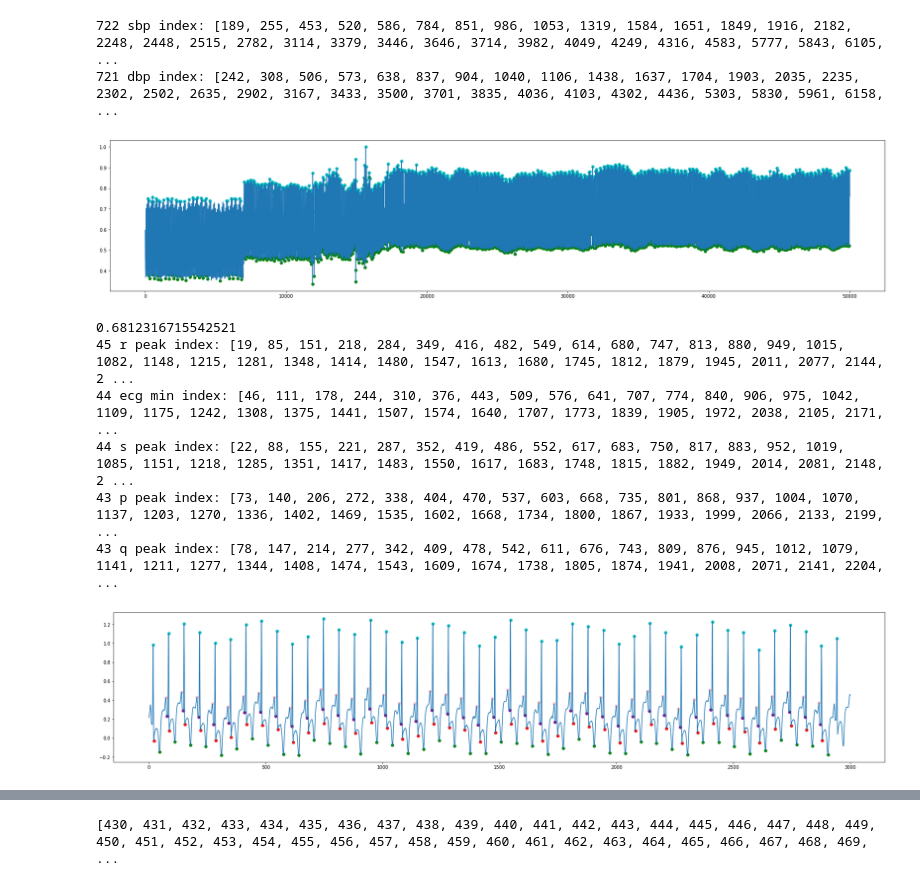
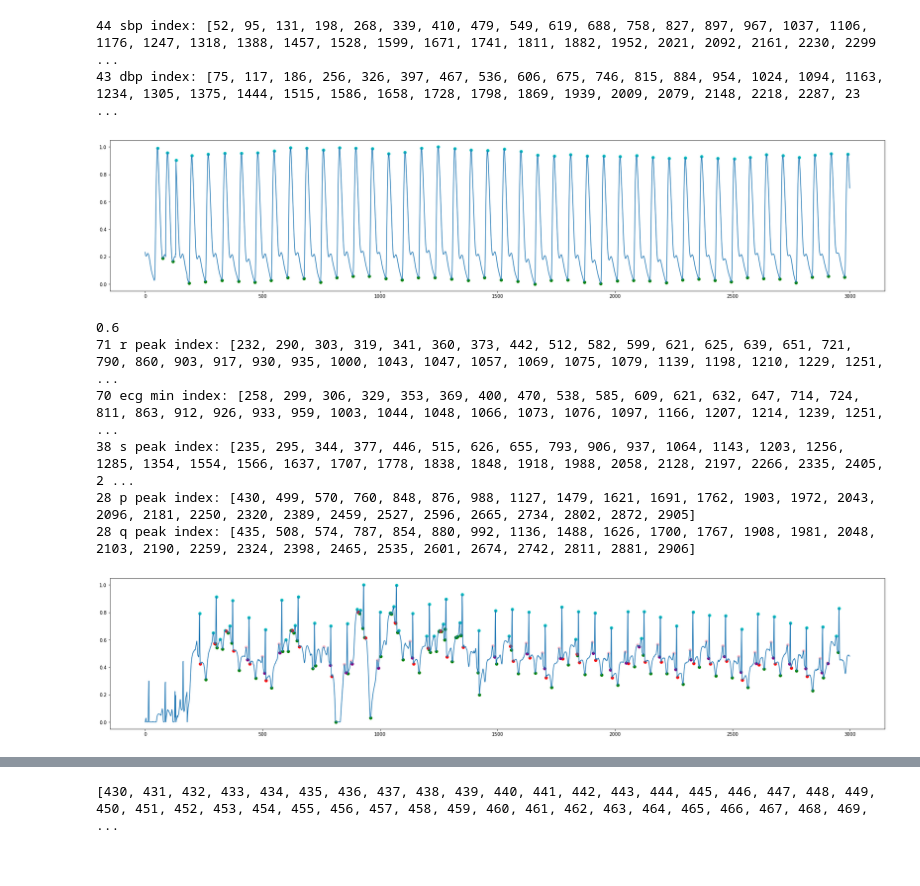
Before and after one commit to YanweiJIN/BP_Model, a Jupyter notebook: Jinyw_code/pytorch_model/30May_reextract_features.ipynb, the cells around one changed output, grey strips where cells are left out. Drawn from its saved outputs; the diff is of its cells as text; code cells hidden in the pictures.

```diff
--- a/Jinyw_code/pytorch_model/30May_reextract_features.ipynb
+++ b/Jinyw_code/pytorch_model/30May_reextract_features.ipynb
@@ -217,4 +15,0 @@ show_three(ppg_normalized, bp_standarded, ecg_normalized)
-# %%
-i = 0
-np.argmin(ppg_signal[ppg_max_index[i]:ppg_max_index[i+1]])
-ppg_max_index[i]
@@ -223,6 +16,8 @@ ppg_max_index[i]
 # %%
 #def get_ppg_points_index(ppg_signal):
-ppg_signal = patient_data[0]
+import numpy as np
+import matplotlib.pyplot as plt
+ppg_signal = ppg_normalized
 ppg_min_index = []
 ppg_max_index = []
 ppg_height= (0.5 * (np.max(ppg_signal) - np.min(ppg_signal))) + np.min(ppg_signal)
@@ -259,32 +54,0 @@ ValueError: max() arg is an empty sequence
-# %%
-#def get_ppg_points_index(ppg_signal):
-ppg_signal = patient_data[0]
-ppg_min_index = []
-ppg_max_index = []
-ppg_height= (0.5 * (np.max(ppg_signal) - np.min(ppg_signal))) + np.min(ppg_signal)
-for i in range(1, (len(ppg_signal)-1)):
-    if (ppg_signal[i] > ppg_signal[i-1]) and (ppg_signal[i] >= ppg_signal[i+1]) and (ppg_signal[i] > ppg_height) :
-        ppg_max_index.append(i)
-for i in range(len(ppg_max_index[:-1])):
-    ppg_min_index.append(ppg_max_index[i] + np.argmin(ppg_signal[ppg_max_index[i]:ppg_max_index[i+1]]))
-print(f'{len(ppg_max_index)} ppg max index: {ppg_max_index}, \n{len(ppg_min_index)} ppg min index: {ppg_min_index}')
-
-ppg_max_slopes_index = []
-for i in range(len(ppg_min_index)):
-    ppg_segement = ppg_signal[ppg_min_index[i]:ppg_max_index[i+1]]
-    ppg_slope_list = []
-    for point in range(len(ppg_segement)-1):
-        ppg_slope_list.append(ppg_segement[point+1]-ppg_segement[point])
-    #print(i)
-    #print(ppg_slope_list)
-    ppg_max_slope = max(ppg_slope_list)
-    ppg_max_slope_index_in_segement = ppg_slope_list.index(ppg_max_slope)
-    ppg_max_slope_index = ppg_min_index[i] + ppg_max_slope_index_in_segement
-    ppg_max_slopes_index.append(ppg_max_slope_index)
-print(f'{len(ppg_max_slopes_index)} ppg max slope: {ppg_max_slopes_index}')
-fig = plt.figure(figsize=(30,6))
-plt.scatter(ppg_max_slopes_index, ppg_signal[ppg_max_slopes_index], color='orange', marker='o')
-plt.scatter(ppg_max_index, ppg_signal[ppg_max_index], color='c', marker='o')
-plt.scatter(ppg_min_index, ppg_signal[ppg_min_index], color='green', marker='o')
-plt.plot(ppg_signal)
-plt.show()
@@ -296,29 +55,29 @@ plt.show()
 # %%
 #def get_bp_points_index(bp_signal):
-bp_signal = patient_data[1] / np.max(patient_data[1])
+bp_signal = bp_normalized
 sbp_height = np.min(bp_signal) + 0.6 * (np.max(bp_signal) - np.min(bp_signal))
 sbp_index = []
 for i in range(1, (len(bp_signal)-1)):
     if (bp_signal[i] > bp_signal[i-1]) and (bp_signal[i] >= bp_signal[i+1]) and (bp_signal[i] > sbp_height):
         sbp_index.append(i)
 
 dbp_index = []
 for index_one, index_two in zip(sbp_index[:-1], sbp_index[1:]):
     dbp_index.append(np.argmin(bp_signal[index_one:index_two]) + index_one)
 
 print(f'{len(sbp_index)} sbp index: {sbp_index}, \n{len(dbp_index)} dbp index: {dbp_index}')
 fig = plt.figure(figsize=(30,6))
 plt.scatter(sbp_index, bp_signal[sbp_index], color='c', marker='o')
 plt.scatter(dbp_index, bp_signal[dbp_index], color='green', marker='o')
 plt.plot(bp_signal)
 plt.show()
 # %% [output]
-722 sbp index: [189, 255, 453, 520, 586, 784, 851, 986, 1053, 1319, 1584, 1651, 1849, 1916, 2182, 2248, 2448, 2515, 2782, 3114, 3379, 3446, 3646, 3714, 3982, 4049, 4249, 4316, 4583, 5777, 5843, 6105,  ...
-721 dbp index: [242, 308, 506, 573, 638, 837, 904, 1040, 1106, 1438, 1637, 1704, 1903, 2035, 2235, 2302, 2502, 2635, 2902, 3167, 3433, 3500, 3701, 3835, 4036, 4103, 4302, 4436, 5303, 5830, 5961, 6158, ...
+44 sbp index: [52, 95, 131, 198, 268, 339, 410, 479, 549, 619, 688, 758, 827, 897, 967, 1037, 1106, 1176, 1247, 1318, 1388, 1457, 1528, 1599, 1671, 1741, 1811, 1882, 1952, 2021, 2092, 2161, 2230, 2299 ...
+43 dbp index: [75, 117, 186, 256, 326, 397, 467, 536, 606, 675, 746, 815, 884, 954, 1024, 1094, 1163, 1234, 1305, 1375, 1444, 1515, 1586, 1658, 1728, 1798, 1869, 1939, 2009, 2079, 2148, 2218, 2287, 23 ...
-[figure, old version]
+[figure, new version]
 # %%
 #def get_ecg_points_index(ecg_signal):
-ecg_signal = patient_data[2][:3000]
+ecg_signal = ecg_normalized
 
 ecg_r_height = min(ecg_signal) + ((max(ecg_signal) - min(ecg_signal)) * 0.6)
 print(ecg_r_height)
@@ -382,11 +141,11 @@ plt.scatter(p_peak_index, ecg_signal[p_peak_index], color='pink', marker='o')
 plt.scatter(q_peak_index, ecg_signal[q_peak_index], color='purple', marker='o')
 plt.show()
 # %% [output]
-0.6812316715542521
-45 r peak index: [19, 85, 151, 218, 284, 349, 416, 482, 549, 614, 680, 747, 813, 880, 949, 1015, 1082, 1148, 1215, 1281, 1348, 1414, 1480, 1547, 1613, 1680, 1745, 1812, 1879, 1945, 2011, 2077, 2144, 2 ...
-44 ecg min index: [46, 111, 178, 244, 310, 376, 443, 509, 576, 641, 707, 774, 840, 906, 975, 1042, 1109, 1175, 1242, 1308, 1375, 1441, 1507, 1574, 1640, 1707, 1773, 1839, 1905, 1972, 2038, 2105, 2171, ...
-44 s peak index: [22, 88, 155, 221, 287, 352, 419, 486, 552, 617, 683, 750, 817, 883, 952, 1019, 1085, 1151, 1218, 1285, 1351, 1417, 1483, 1550, 1617, 1683, 1748, 1815, 1882, 1949, 2014, 2081, 2148, 2 ...
-43 p peak index: [73, 140, 206, 272, 338, 404, 470, 537, 603, 668, 735, 801, 868, 937, 1004, 1070, 1137, 1203, 1270, 1336, 1402, 1469, 1535, 1602, 1668, 1734, 1800, 1867, 1933, 1999, 2066, 2133, 2199, ...
-43 q peak index: [78, 147, 214, 277, 342, 409, 478, 542, 611, 676, 743, 809, 876, 945, 1012, 1079, 1141, 1211, 1277, 1344, 1408, 1474, 1543, 1609, 1674, 1738, 1805, 1874, 1941, 2008, 2071, 2141, 2204, ...
+0.6
+71 r peak index: [232, 290, 303, 319, 341, 360, 373, 442, 512, 582, 599, 621, 625, 639, 651, 721, 790, 860, 903, 917, 930, 935, 1000, 1043, 1047, 1057, 1069, 1075, 1079, 1139, 1198, 1210, 1229, 1251,  ...
+70 ecg min index: [258, 299, 306, 329, 353, 369, 400, 470, 538, 585, 609, 621, 632, 647, 714, 724, 811, 863, 912, 926, 933, 959, 1003, 1044, 1048, 1066, 1073, 1076, 1097, 1166, 1207, 1214, 1239, 1251, ...
+38 s peak index: [235, 295, 344, 377, 446, 515, 626, 655, 793, 906, 937, 1064, 1143, 1203, 1256, 1285, 1354, 1554, 1566, 1637, 1707, 1778, 1838, 1848, 1918, 1988, 2058, 2128, 2197, 2266, 2335, 2405, 2 ...
+28 p peak index: [430, 499, 570, 760, 848, 876, 988, 1127, 1479, 1621, 1691, 1762, 1903, 1972, 2043, 2096, 2181, 2250, 2320, 2389, 2459, 2527, 2596, 2665, 2734, 2802, 2872, 2905]
+28 q peak index: [435, 508, 574, 787, 854, 880, 992, 1136, 1488, 1626, 1700, 1767, 1908, 1981, 2048, 2103, 2190, 2259, 2324, 2398, 2465, 2535, 2601, 2674, 2742, 2811, 2881, 2906]
-[figure, old version]
+[figure, new version]
 # %%
```
Also changed, not shown: parts of 8 cells of this notebook, 1 other file.
